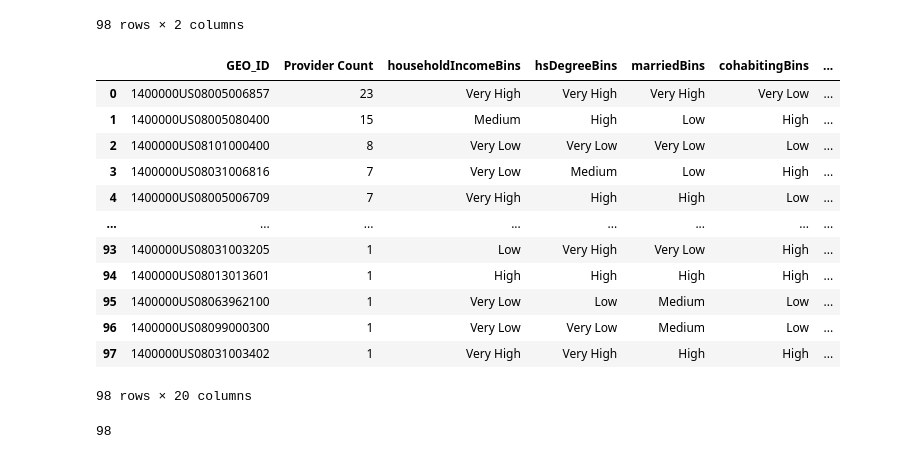
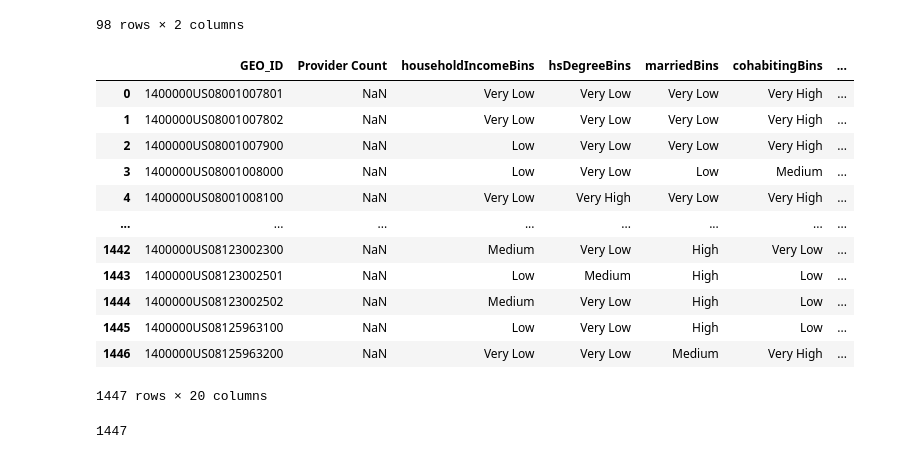
Before and after one commit to erinbest017/COMP4447Hospice, a Jupyter notebook: Code/main.ipynb, the cells around one changed output. Drawn from its saved outputs; the diff is of its cells as text; code cells hidden in the pictures.

Commit message:
Corrected merge for mergedTables and updated EDA

```diff
--- a/Code/main.ipynb
+++ b/Code/main.ipynb
@@ -397,7 +397,7 @@ s0101_subset = s0101_table[['GEO_ID', '65andOverBins', '75andOverBins']]
 from functools import reduce
 
 tables = [s1903_subset, s1501_subset, dp02_subset, dp02_subset2, dp02_subset3, dp02_subset4, b17001_subset, s0101_subset]
-acsTable = reduce(lambda left, right: pd.merge(left, right, on="GEO_ID", how='inner'), tables)
+acsTable = reduce(lambda left, right: pd.merge(left, right, on="GEO_ID", how='right'), tables)
 
 acsTable
 # %% [output]
@@ -520,24 +520,24 @@ providerCounts
 98 rows × 2 columns
 # %%
 ## Merge Count of Providers per CensusTract with ACS Data information
-mergedTable = pd.merge(providerCounts, acsTable, on = 'GEO_ID', how = 'left')
+mergedTable = pd.merge(providerCounts, acsTable, on = 'GEO_ID', how = 'right')
 mergedTable
 # %% [output]
 |  | GEO_ID | Provider Count | householdIncomeBins | hsDegreeBins | marriedBins | cohabitingBins | ... |
-| 0 | 1400000US08005006857 | 23 | Very High | Very High | Very High | Very Low | ... |
-| 1 | 1400000US08005080400 | 15 | Medium | High | Low | High | ... |
-| 2 | 1400000US08101000400 | 8 | Very Low | Very Low | Very Low | Low | ... |
-| 3 | 1400000US08031006816 | 7 | Very Low | Medium | Low | High | ... |
-| 4 | 1400000US08005006709 | 7 | Very High | High | High | Low | ... |
+| 0 | 1400000US08001007801 | NaN | Very Low | Very Low | Very Low | Very High | ... |
+| 1 | 1400000US08001007802 | NaN | Very Low | Very Low | Very Low | Very High | ... |
+| 2 | 1400000US08001007900 | NaN | Low | Very Low | Very Low | Very High | ... |
+| 3 | 1400000US08001008000 | NaN | Low | Very Low | Low | Medium | ... |
+| 4 | 1400000US08001008100 | NaN | Very Low | Very High | Very Low | Very High | ... |
 | ... | ... | ... | ... | ... | ... | ... | ... |
-| 93 | 1400000US08031003205 | 1 | Low | Very High | Very Low | High | ... |
-| 94 | 1400000US08013013601 | 1 | High | High | High | High | ... |
-| 95 | 1400000US08063962100 | 1 | Very Low | Low | Medium | Low | ... |
-| 96 | 1400000US08099000300 | 1 | Very Low | Very Low | Medium | Low | ... |
-| 97 | 1400000US08031003402 | 1 | Very High | Very High | High | High | ... |
+| 1442 | 1400000US08123002300 | NaN | Medium | Very Low | High | Very Low | ... |
+| 1443 | 1400000US08123002501 | NaN | Low | Medium | High | Low | ... |
+| 1444 | 1400000US08123002502 | NaN | Medium | Very Low | High | Low | ... |
+| 1445 | 1400000US08125963100 | NaN | Low | Very Low | High | Low | ... |
+| 1446 | 1400000US08125963200 | NaN | Very Low | Very Low | Medium | Very High | ... |
-98 rows × 20 columns
+1447 rows × 20 columns
 # %%
 ## Check length of mergedTable
 len(mergedTable)
 # %% [output]
-98
+1447
```
Also changed, not shown: parts of 3 cells of this notebook, 1 other file.
